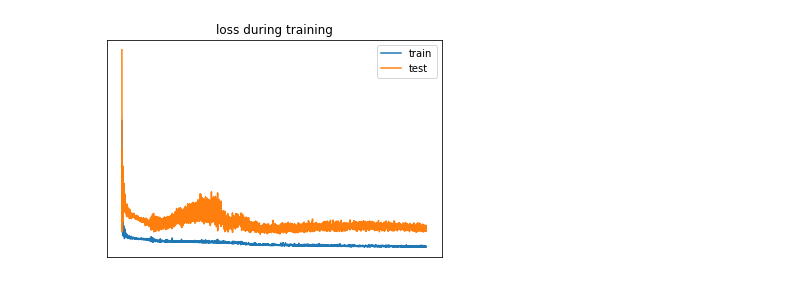
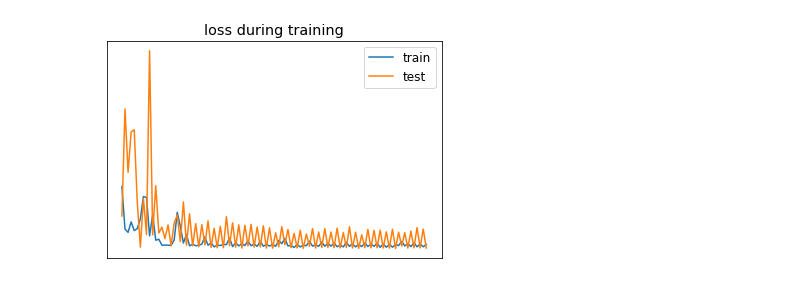
Before and after one commit to rithikafjohnson/Predicting-the-number-of-new-cases-of-COVID-19-in-India-using-Survival-Analysis-and-LSTM, a Jupyter notebook: covid_forecasting_model_using_lstm.ipynb, the cells around one changed output. Saved outputs shown, nothing was run; the diff lists cells and outputs as text; code cells hidden in the pictures.

```diff
--- a/covid_forecasting_model_using_lstm.ipynb
+++ b/covid_forecasting_model_using_lstm.ipynb
@@ -104,9 +175,14 @@ print(x_train.shape,x_test.shape)
+# %%
+model=Sequential()
+model.add(LSTM(50,return_sequences=True,input_shape = ( timeSteps,x_train.shape[2])))
+#model.add(layer = tf.keras.layers.Dropout(.2,))
+model.add(tf.keras.layers.GRU(30,return_sequences=False))
+model.add(tf.keras.layers.Dropout(.2,))
+model.add(Dense(1))
+model.compile(loss='mean_squared_error', optimizer = tf.keras.optimizers.Adam(learning_rate=0.003))
 # %%
-model = Sequential()
-model.add( LSTM( 50, input_shape = ( timeSteps,x_train.shape[2]) ) )
-model.add( Dense(1) )
-
-model.compile( loss = "mae", optimizer = "adam")
-
-history =  model.fit( x_train,y_train, validation_data = (x_test,y_test), epochs = 3000 , batch_size = 30, verbose = 1, shuffle = False)
+'''model = Sequential()
+model.add(LSTM(50, activation='relu', input_shape=( timeSteps,x_train.shape[2])))
+model.add(Dense(1))
+model.compile(optimizer='adam', loss='mse')'''
 # %% [output]
@@ -129,0 +190,5 @@ Epoch 3000/3000
+# %%
+'''model = Sequential()
+model.add(Bidirectional(LSTM(50, activation='relu'), input_shape=( timeSteps,x_train.shape[2])))
+model.add(Dense(1))
+model.compile(optimizer='adam', loss='mse')'''
@@ -129,0 +197,2 @@ Epoch 3000/3000
+# %%
+history =  model.fit( x_train,y_train, validation_data = (x_test,y_test), epochs = 100 , batch_size = 16, verbose = 1, shuffle = False)
@@ -130,13 +217,15 @@ Epoch 3000/3000
 # %%
 plt.plot(history.history['loss'], label='train')
 plt.plot(history.history['val_loss'], label='test')
+plt.rcParams["figure.figsize"] = (10,5)
+plt.rcParams.update({'font.size': 12})
 plt.legend()
 plt.yticks([])
 plt.xticks([])
 plt.title("loss during training")
 plt.show()
 # %% [output]
-[figure, old version]
+[figure, new version]
 # %%
 y_pred = model.predict(x_test)
 x_test = x_test.reshape(x_test.shape[0],x_test.shape[2]*x_test.shape[1])
```
Also changed, not shown: parts of 24 cells of this notebook.
